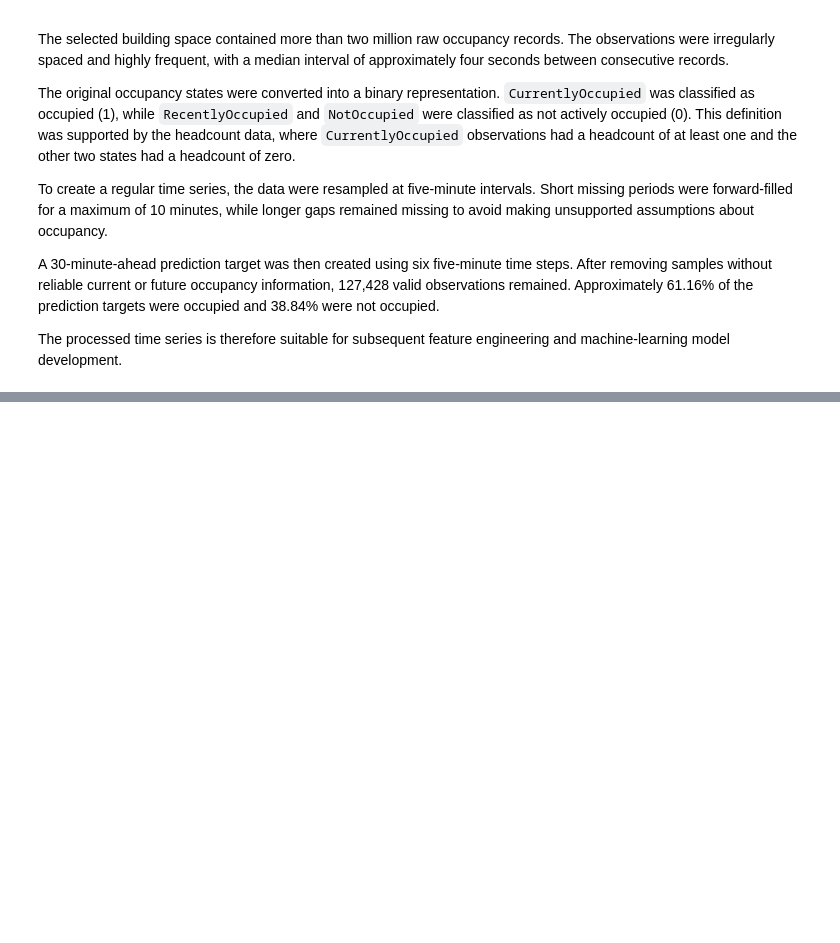
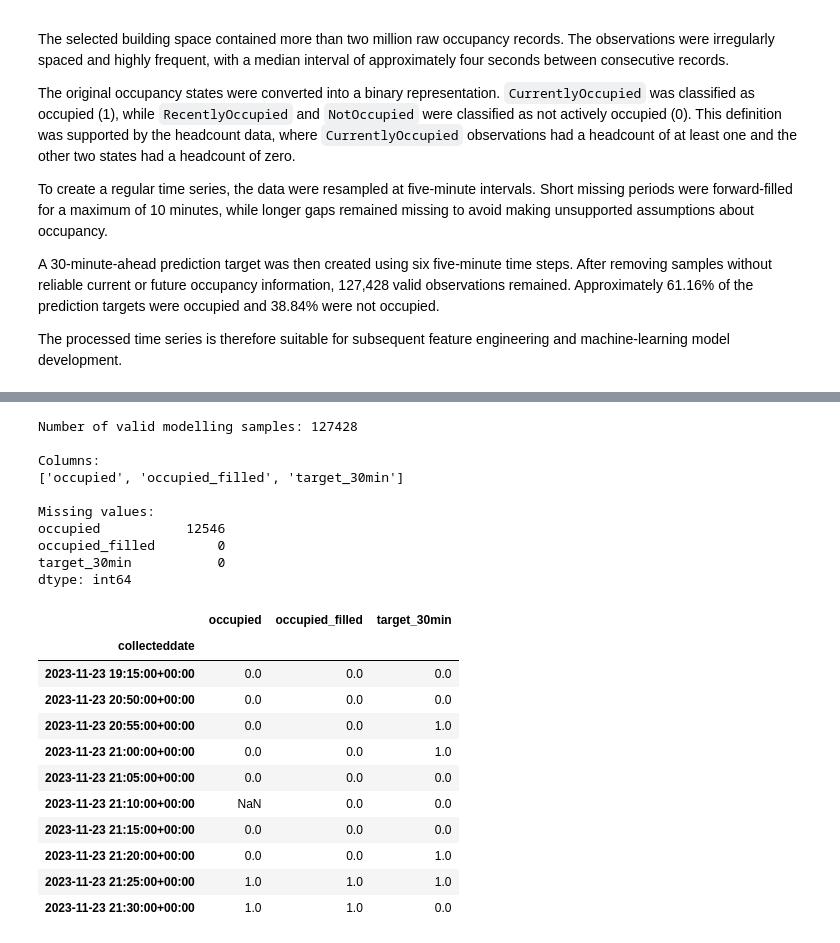
Before and after one commit to Betty-jyw/MMA3001-Occupancy-Prediction, a Jupyter notebook: notebooks/01_data_exploration.ipynb, the cells around one changed output, grey strips where cells are left out. Saved outputs shown, nothing was run; the diff lists cells and outputs as text; code cells hidden in the pictures; blank space fills up the shorter version.

```diff
--- a/notebooks/01_data_exploration.ipynb
+++ b/notebooks/01_data_exploration.ipynb
@@ -858,0 +883,38 @@ The processed time series is therefore suitable for subsequent feature engineeri
+# %%
+model_data = occupancy_5min[
+    occupancy_5min["occupied_filled"].notna() &
+    occupancy_5min["target_30min"].notna()
+].copy()
+
+print("Number of valid modelling samples:", len(model_data))
+
+print("\nColumns:")
+print(model_data.columns.tolist())
+
+print("\nMissing values:")
+print(model_data.isna().sum())
+
+model_data.head(10)
+# %% [output]
+Number of valid modelling samples: 127428
+
+Columns:
+['occupied', 'occupied_filled', 'target_30min']
+
+Missing values:
+occupied           12546
+occupied_filled        0
+target_30min           0
+dtype: int64
+|  | occupied | occupied_filled | target_30min |
+| collecteddate |  |  |  |
+| 2023-11-23 19:15:00+00:00 | 0.0 | 0.0 | 0.0 |
+| 2023-11-23 20:50:00+00:00 | 0.0 | 0.0 | 0.0 |
+| 2023-11-23 20:55:00+00:00 | 0.0 | 0.0 | 1.0 |
+| 2023-11-23 21:00:00+00:00 | 0.0 | 0.0 | 1.0 |
+| 2023-11-23 21:05:00+00:00 | 0.0 | 0.0 | 0.0 |
+| 2023-11-23 21:10:00+00:00 | NaN | 0.0 | 0.0 |
+| 2023-11-23 21:15:00+00:00 | 0.0 | 0.0 | 0.0 |
+| 2023-11-23 21:20:00+00:00 | 0.0 | 0.0 | 1.0 |
+| 2023-11-23 21:25:00+00:00 | 1.0 | 1.0 | 1.0 |
+| 2023-11-23 21:30:00+00:00 | 1.0 | 1.0 | 0.0 |
```
Also changed, not shown: parts of 8 cells of this notebook.
